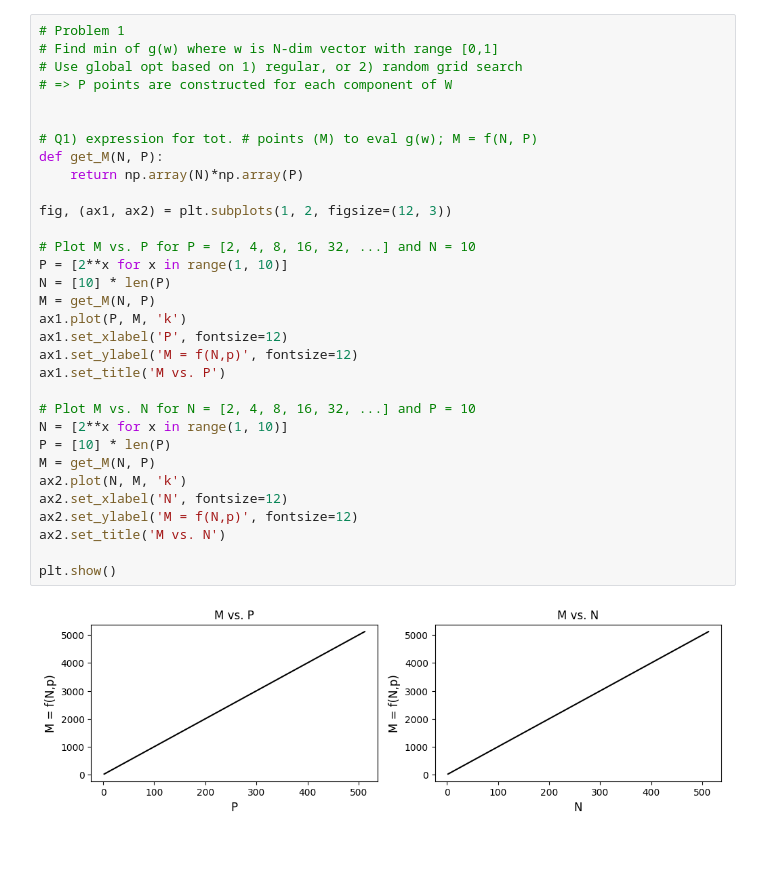
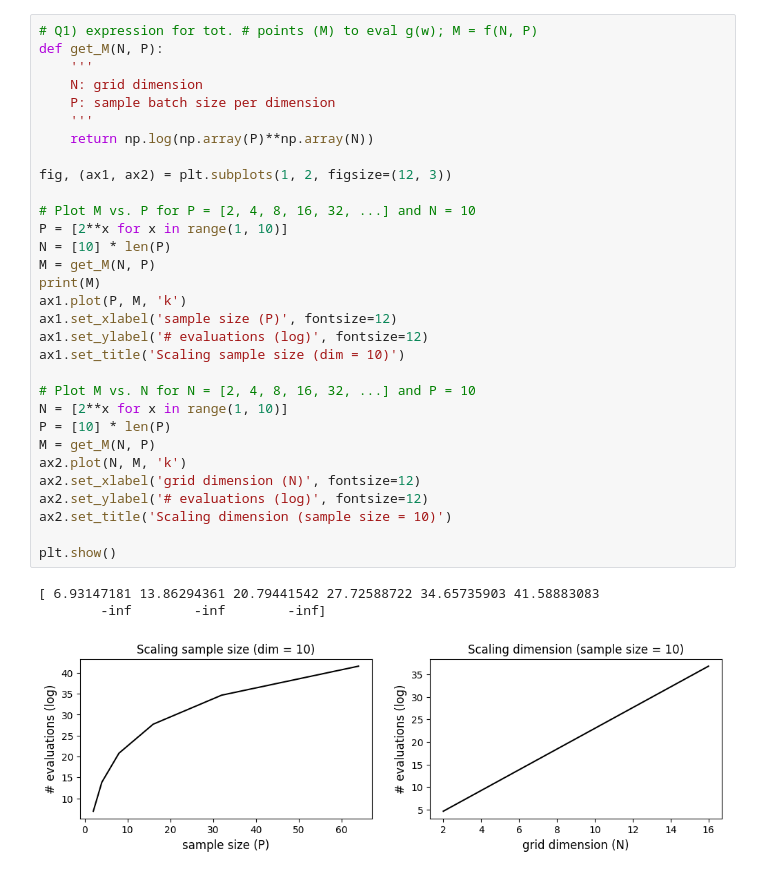
Before and after one commit to johnheo/ee499_ml_spring23, a Jupyter notebook: hw1.ipynb, the cells around one changed output. Saved outputs shown, nothing was run; the diff lists cells and outputs as text; blank space fills up the shorter version.

```diff
--- a/hw1.ipynb
+++ b/hw1.ipynb
@@ -12,34 +20,35 @@ from scipy.signal import find_peaks
 # %%
-# Problem 1
-# Find min of g(w) where w is N-dim vector with range [0,1]
-# Use global opt based on 1) regular, or 2) random grid search
-# => P points are constructed for each component of W
-
-
 # Q1) expression for tot. # points (M) to eval g(w); M = f(N, P)
 def get_M(N, P):
-    return np.array(N)*np.array(P)
+    '''
+    N: grid dimension
+    P: sample batch size per dimension
+    '''
+    return np.log(np.array(P)**np.array(N))
 
 fig, (ax1, ax2) = plt.subplots(1, 2, figsize=(12, 3))
 
 # Plot M vs. P for P = [2, 4, 8, 16, 32, ...] and N = 10
 P = [2**x for x in range(1, 10)]
 N = [10] * len(P)
 M = get_M(N, P)
+print(M)
 ax1.plot(P, M, 'k')
-ax1.set_xlabel('P', fontsize=12)
-ax1.set_ylabel('M = f(N,p)', fontsize=12)
-ax1.set_title('M vs. P')
+ax1.set_xlabel('sample size (P)', fontsize=12)
+ax1.set_ylabel('# evaluations (log)', fontsize=12)
+ax1.set_title('Scaling sample size (dim = 10)')
 
 # Plot M vs. N for N = [2, 4, 8, 16, 32, ...] and P = 10
 N = [2**x for x in range(1, 10)]
 P = [10] * len(P)
 M = get_M(N, P)
 ax2.plot(N, M, 'k')
-ax2.set_xlabel('N', fontsize=12)
-ax2.set_ylabel('M = f(N,p)', fontsize=12)
-ax2.set_title('M vs. N')
+ax2.set_xlabel('grid dimension (N)', fontsize=12)
+ax2.set_ylabel('# evaluations (log)', fontsize=12)
+ax2.set_title('Scaling dimension (sample size = 10)')
 
 plt.show()
 # %% [output]
+[ 6.93147181 13.86294361 20.79441542 27.72588722 34.65735903 41.58883083
+        -inf        -inf        -inf]
-[figure, old version]
+[figure, new version]
```
Also changed, not shown: parts of 30 cells of this notebook.
